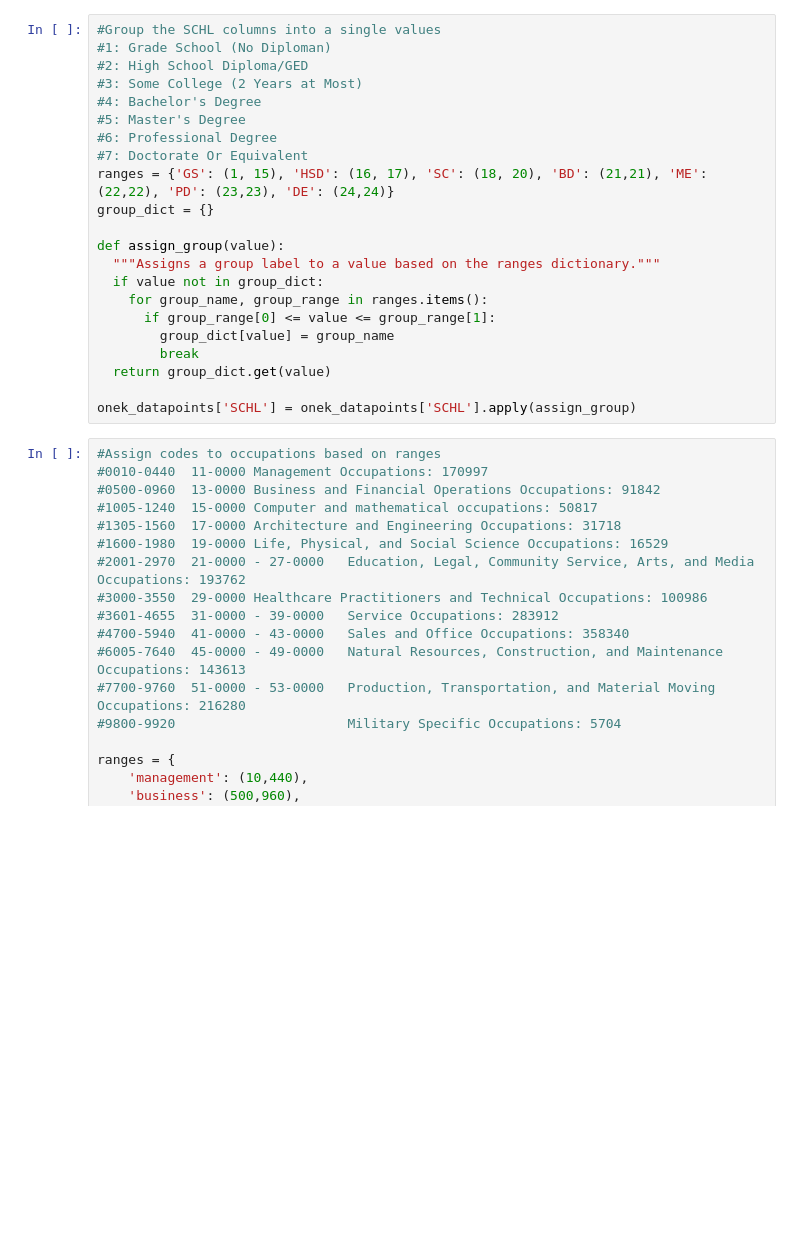
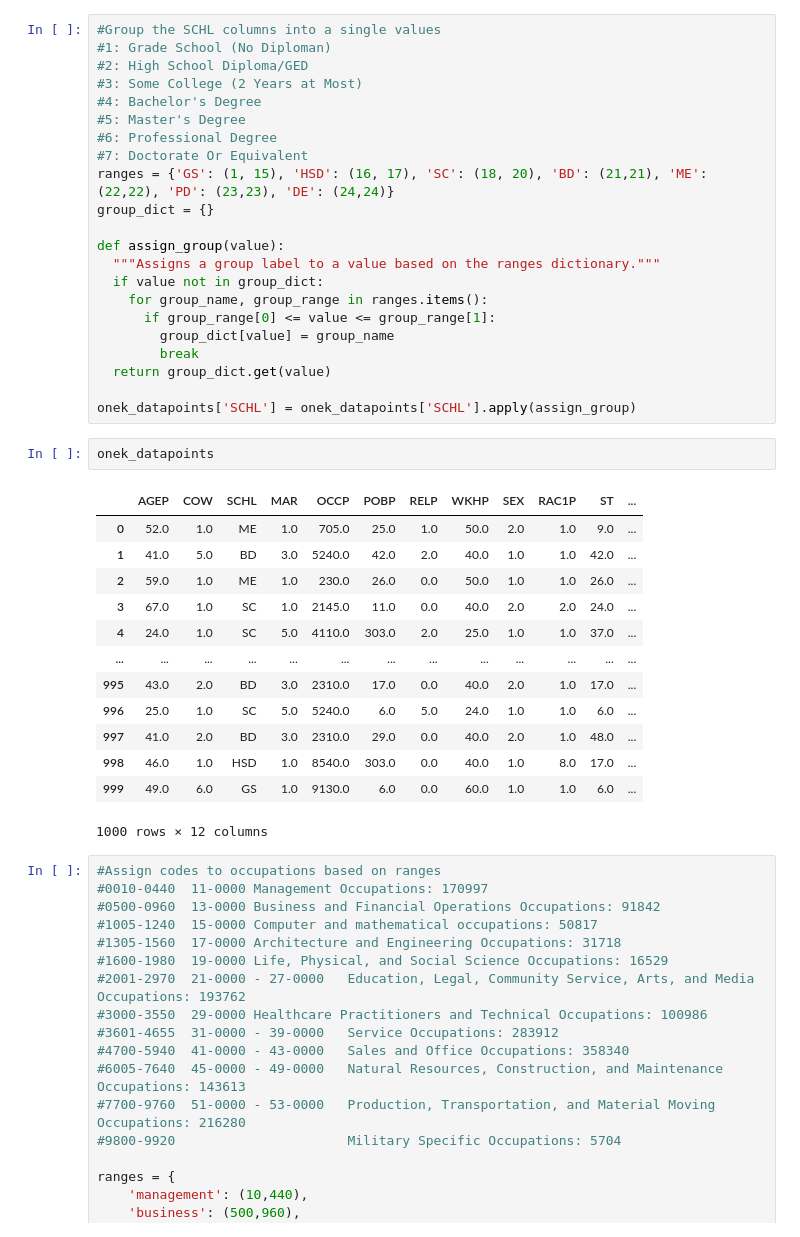
Before and after one commit to s-thandri/labelflipping, a Jupyter notebook: acs_income/acs_income_sampling/acs_income_sex_notebook/acs_income_sex_1k.ipynb, the cells around one changed output. Saved outputs shown, nothing was run; the diff lists cells and outputs as text; blank space fills up the shorter version.

```diff
--- a/acs_income/acs_income_sampling/acs_income_sex_notebook/acs_income_sex_1k.ipynb
+++ b/acs_income/acs_income_sampling/acs_income_sex_notebook/acs_income_sex_1k.ipynb
@@ -124,6 +124,22 @@ def assign_group(value):
   return group_dict.get(value)
 
 onek_datapoints['SCHL'] = onek_datapoints['SCHL'].apply(assign_group)
+# %%
+onek_datapoints
+# %% [output]
+|  | AGEP | COW | SCHL | MAR | OCCP | POBP | RELP | WKHP | SEX | RAC1P | ST | ... |
+| 0 | 52.0 | 1.0 | ME | 1.0 | 705.0 | 25.0 | 1.0 | 50.0 | 2.0 | 1.0 | 9.0 | ... |
+| 1 | 41.0 | 5.0 | BD | 3.0 | 5240.0 | 42.0 | 2.0 | 40.0 | 1.0 | 1.0 | 42.0 | ... |
+| 2 | 59.0 | 1.0 | ME | 1.0 | 230.0 | 26.0 | 0.0 | 50.0 | 1.0 | 1.0 | 26.0 | ... |
+| 3 | 67.0 | 1.0 | SC | 1.0 | 2145.0 | 11.0 | 0.0 | 40.0 | 2.0 | 2.0 | 24.0 | ... |
+| 4 | 24.0 | 1.0 | SC | 5.0 | 4110.0 | 303.0 | 2.0 | 25.0 | 1.0 | 1.0 | 37.0 | ... |
+| ... | ... | ... | ... | ... | ... | ... | ... | ... | ... | ... | ... | ... |
+| 995 | 43.0 | 2.0 | BD | 3.0 | 2310.0 | 17.0 | 0.0 | 40.0 | 2.0 | 1.0 | 17.0 | ... |
+| 996 | 25.0 | 1.0 | SC | 5.0 | 5240.0 | 6.0 | 5.0 | 24.0 | 1.0 | 1.0 | 6.0 | ... |
+| 997 | 41.0 | 2.0 | BD | 3.0 | 2310.0 | 29.0 | 0.0 | 40.0 | 2.0 | 1.0 | 48.0 | ... |
+| 998 | 46.0 | 1.0 | HSD | 1.0 | 8540.0 | 303.0 | 0.0 | 40.0 | 1.0 | 8.0 | 17.0 | ... |
+| 999 | 49.0 | 6.0 | GS | 1.0 | 9130.0 | 6.0 | 0.0 | 60.0 | 1.0 | 1.0 | 6.0 | ... |
+1000 rows × 12 columns
 # %%
 #Assign codes to occupations based on ranges
 #0010-0440	11-0000	Management Occupations: 170997
```
Also changed, not shown: parts of 1 cell of this notebook.
